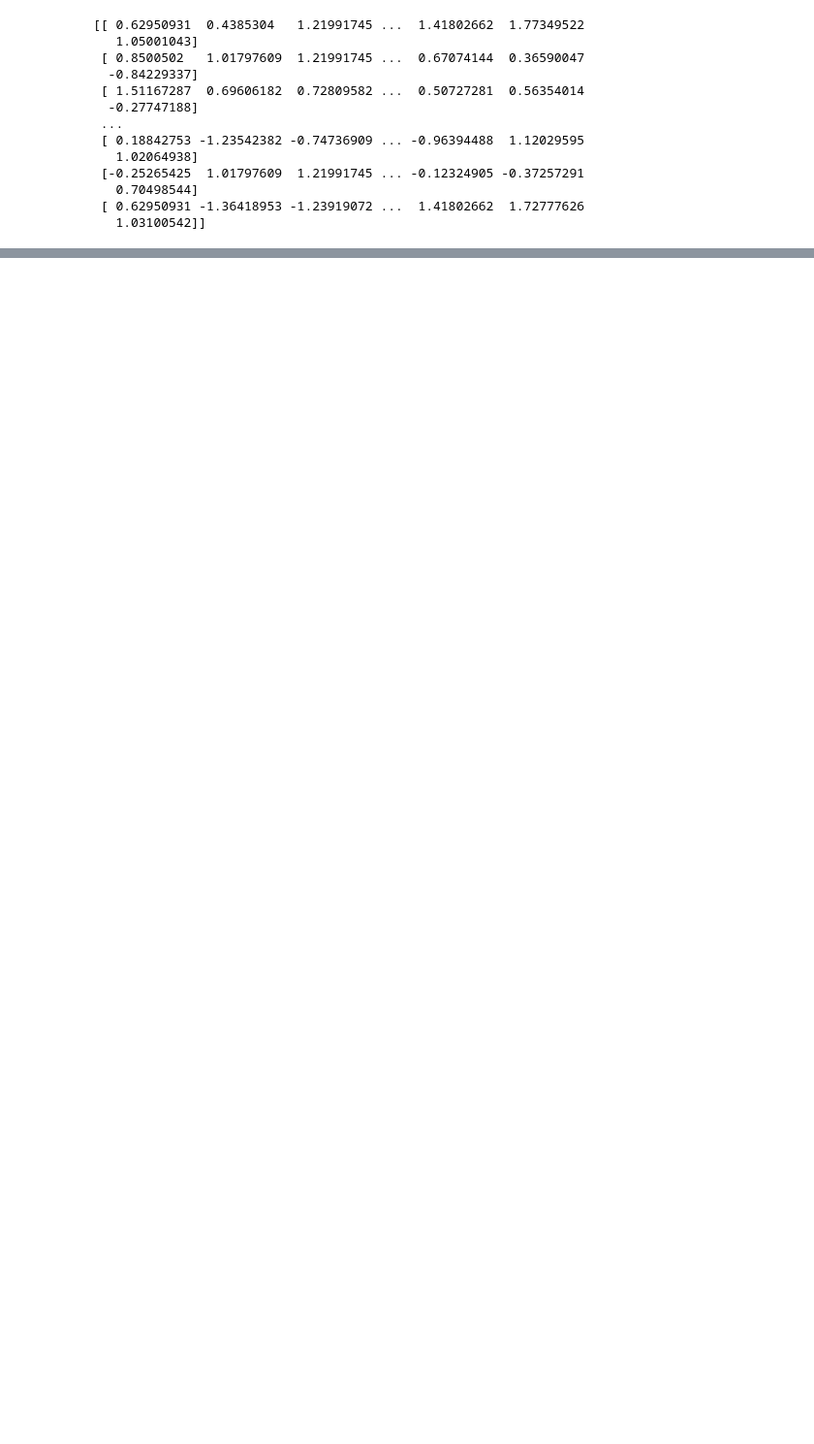
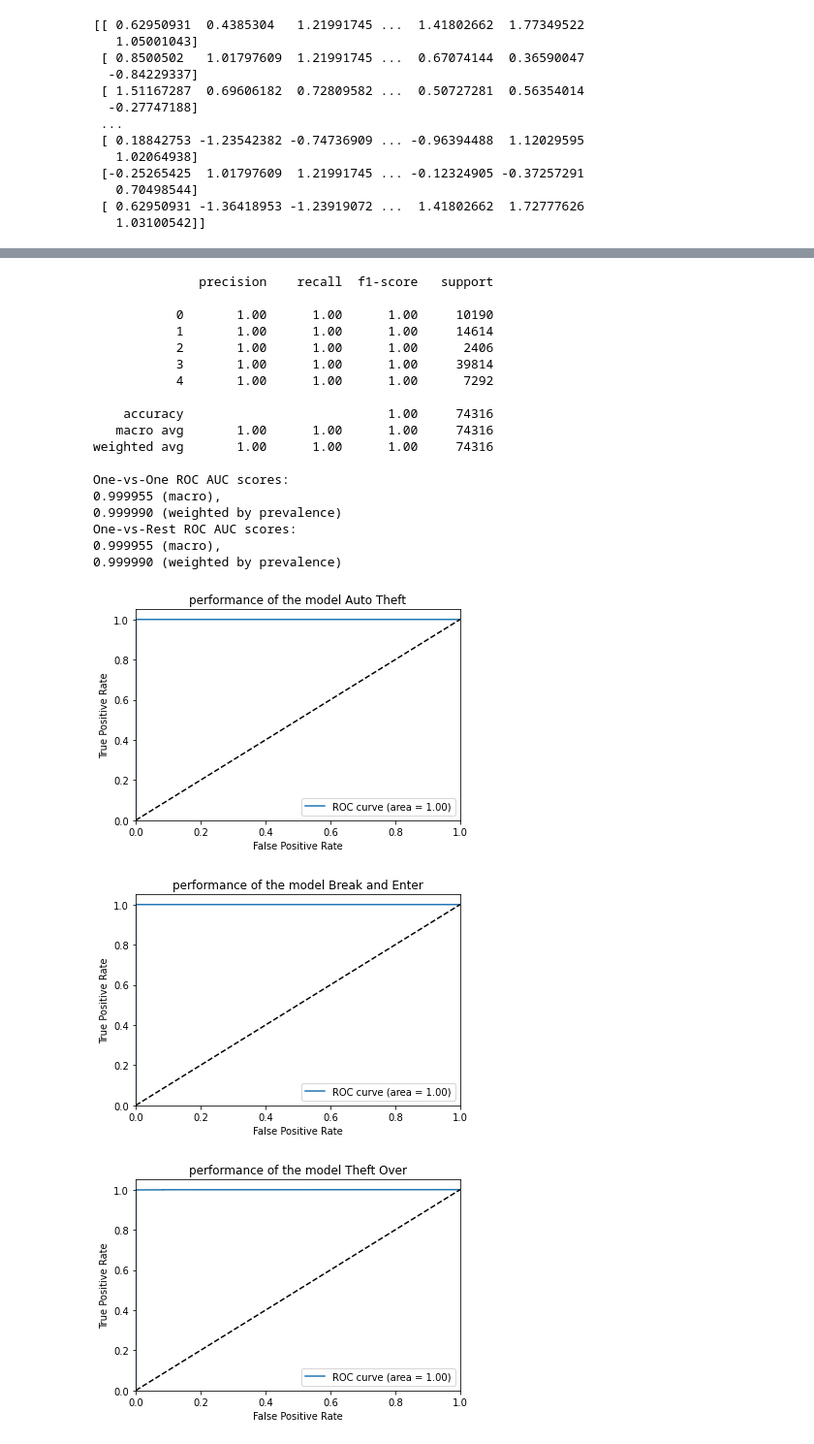
Before and after one commit to ap539813/Crime-Analysis, a Jupyter notebook: code.ipynb, the cells around one changed output, grey strips where cells are left out. Shown at 97% size. Saved outputs shown, nothing was run; the diff lists cells and outputs as text; code cells hidden in the pictures; blank space fills up the shorter version.

```diff
--- a/code.ipynb
+++ b/code.ipynb
@@ -596,0 +632,33 @@ Name: mci_category, Length: 74316, dtype: int64
+# %%
+from sklearn.neural_network import MLPClassifier
+
+ann = MLPClassifier()
+
+ann.fit(X_train, y_train)
+pickle.dump(ann, open(f'ML_Models/{ann.__str__()}', 'wb'))
+
+pred = ann.predict(X_test)
+
+get_results(ann, y_test, X_test)
+# %% [output]
+              precision    recall  f1-score   support
+
+           0       1.00      1.00      1.00     10190
+           1       1.00      1.00      1.00     14614
+           2       1.00      1.00      1.00      2406
+           3       1.00      1.00      1.00     39814
+           4       1.00      1.00      1.00      7292
+
+    accuracy                           1.00     74316
+   macro avg       1.00      1.00      1.00     74316
+weighted avg       1.00      1.00      1.00     74316
+
+One-vs-One ROC AUC scores:
+0.999955 (macro),
+0.999990 (weighted by prevalence)
+One-vs-Rest ROC AUC scores:
+0.999955 (macro),
+0.999990 (weighted by prevalence)
+[figure, added]
+[figure, added]
+[figure, added]
```
Also changed, not shown: parts of 11 cells of this notebook, 2 other files.
